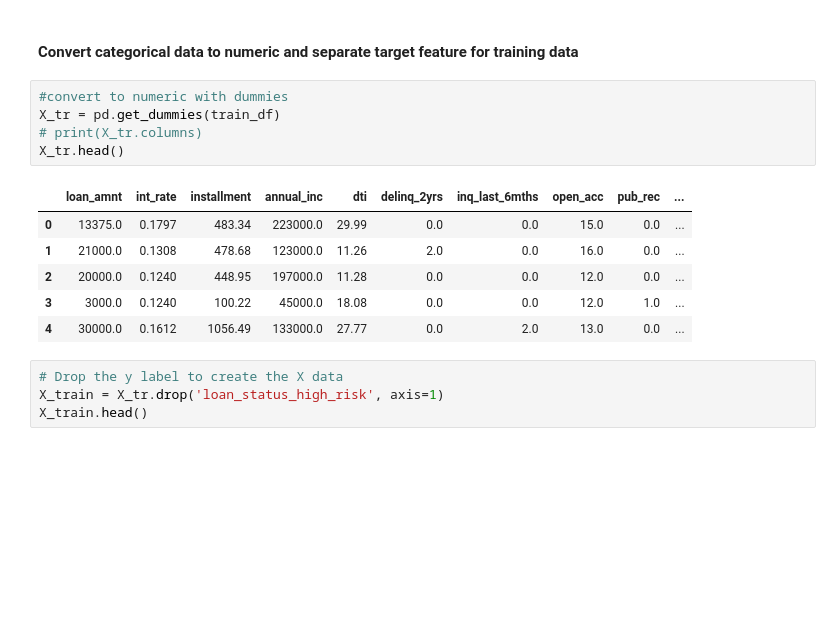
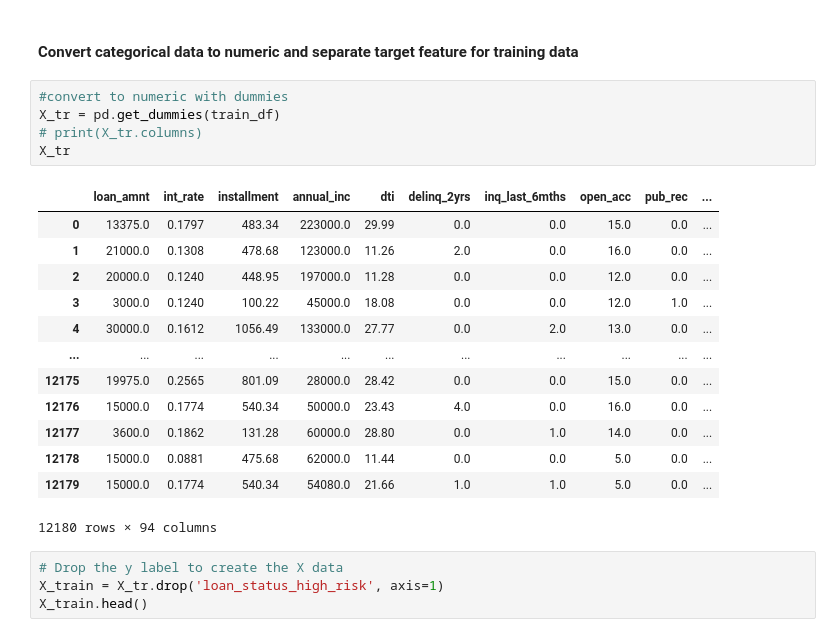
Before and after one commit to mikulr/Credit_Risk_Analysis_ML, a Jupyter notebook: Credit Risk Evaluator.ipynb, the cells around one changed output. Drawn from its saved outputs; the diff is of its cells as text; blank space fills up the shorter version.

```diff
--- a/Credit Risk Evaluator.ipynb
+++ b/Credit Risk Evaluator.ipynb
@@ -64,15 +64,22 @@ test_df.head()
 # %%
 #convert to numeric with dummies
 X_tr = pd.get_dummies(train_df)
 # print(X_tr.columns)
-X_tr.head()
+X_tr
 # %% [output]
 |  | loan_amnt | int_rate | installment | annual_inc | dti | delinq_2yrs | inq_last_6mths | open_acc | pub_rec | ... |
 | 0 | 13375.0 | 0.1797 | 483.34 | 223000.0 | 29.99 | 0.0 | 0.0 | 15.0 | 0.0 | ... |
 | 1 | 21000.0 | 0.1308 | 478.68 | 123000.0 | 11.26 | 2.0 | 0.0 | 16.0 | 0.0 | ... |
 | 2 | 20000.0 | 0.1240 | 448.95 | 197000.0 | 11.28 | 0.0 | 0.0 | 12.0 | 0.0 | ... |
 | 3 | 3000.0 | 0.1240 | 100.22 | 45000.0 | 18.08 | 0.0 | 0.0 | 12.0 | 1.0 | ... |
 | 4 | 30000.0 | 0.1612 | 1056.49 | 133000.0 | 27.77 | 0.0 | 2.0 | 13.0 | 0.0 | ... |
+| ... | ... | ... | ... | ... | ... | ... | ... | ... | ... | ... |
+| 12175 | 19975.0 | 0.2565 | 801.09 | 28000.0 | 28.42 | 0.0 | 0.0 | 15.0 | 0.0 | ... |
+| 12176 | 15000.0 | 0.1774 | 540.34 | 50000.0 | 23.43 | 4.0 | 0.0 | 16.0 | 0.0 | ... |
+| 12177 | 3600.0 | 0.1862 | 131.28 | 60000.0 | 28.80 | 0.0 | 1.0 | 14.0 | 0.0 | ... |
+| 12178 | 15000.0 | 0.0881 | 475.68 | 62000.0 | 11.44 | 0.0 | 0.0 | 5.0 | 0.0 | ... |
+| 12179 | 15000.0 | 0.1774 | 540.34 | 54080.0 | 21.66 | 1.0 | 1.0 | 5.0 | 0.0 | ... |
+12180 rows × 94 columns
 # %%
 # Drop the y label to create the X data
 X_train = X_tr.drop('loan_status_high_risk', axis=1)
```
Also changed, not shown: parts of 3 cells of this notebook, 1 other file.
